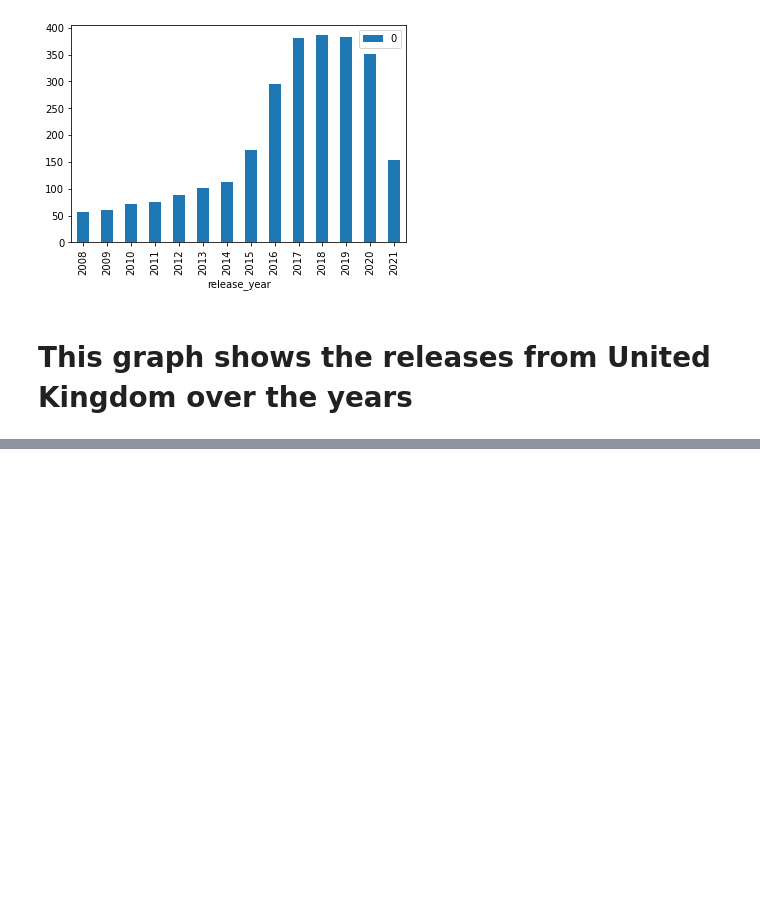
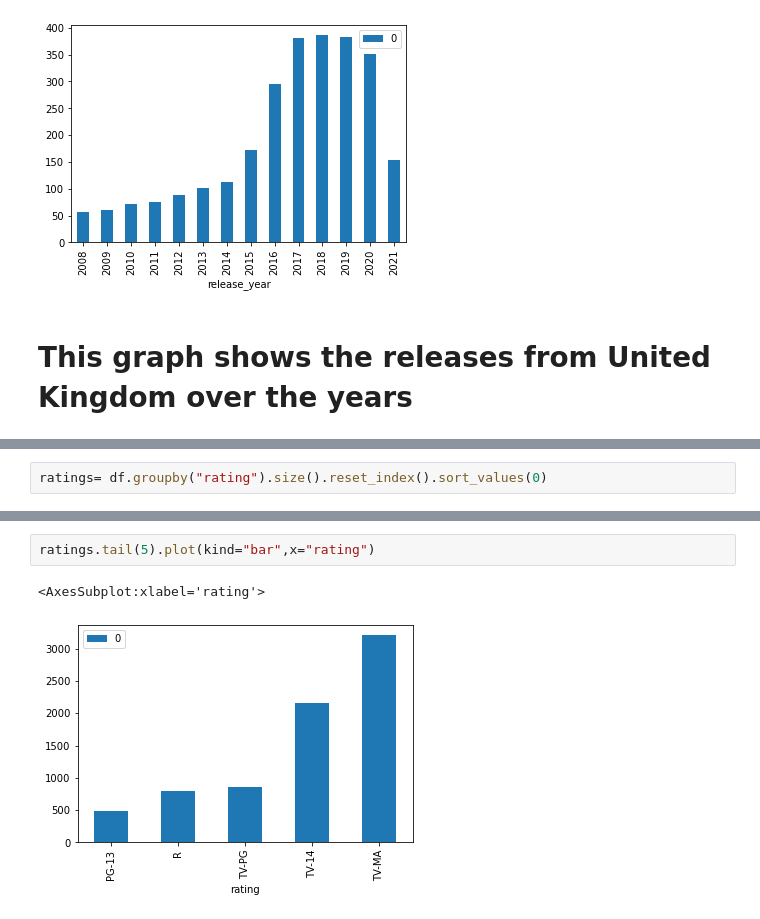
Before and after one commit to OmamaImran/Movie-Analysis, a Jupyter notebook: Movie_Analysis.ipynb, the cells around one changed output, grey strips where cells are left out. Drawn from its saved outputs; the diff is of its cells as text; blank space fills up the shorter version.

```diff
--- a/Movie_Analysis.ipynb
+++ b/Movie_Analysis.ipynb
@@ -467,0 +474,2 @@ df_UK.tail(14).plot(kind="bar",x="release_year")
+# %%
+ratings= df.groupby("rating").size().reset_index().sort_values(0)
@@ -467,0 +497,5 @@ df_UK.tail(14).plot(kind="bar",x="release_year")
+# %%
+ratings.tail(5).plot(kind="bar",x="rating")
+# %% [output]
+<AxesSubplot:xlabel='rating'>
+[figure, added]
```
Also changed, not shown: parts of 23 cells of this notebook.
